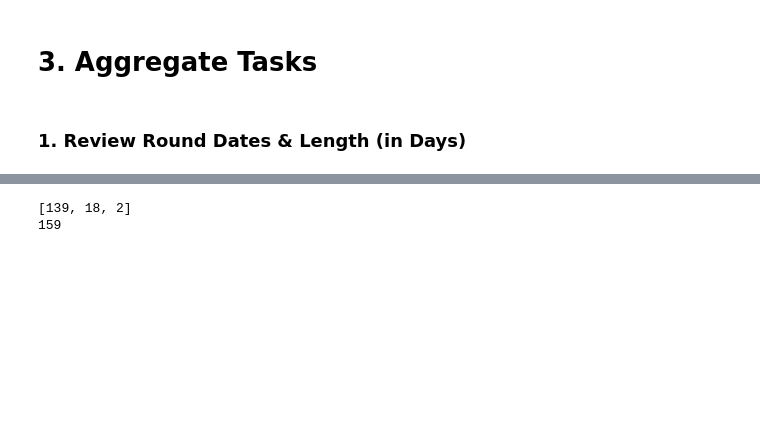
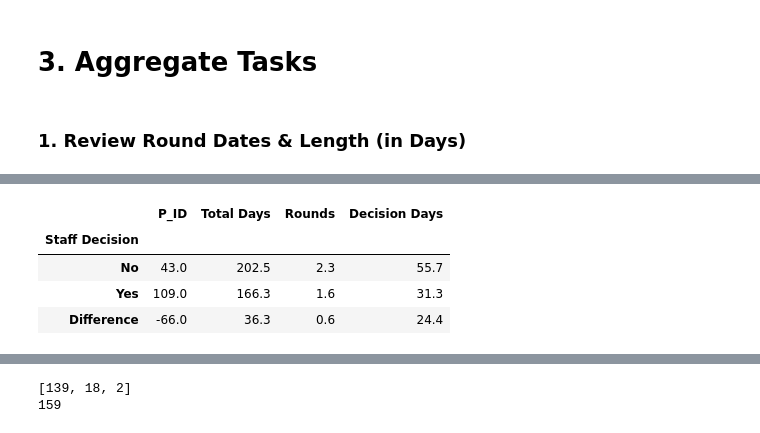
Before and after one commit to nelmsal/WC_Accela_Permit_Metrics, a Jupyter notebook: python/process_permit2.ipynb, the cells around one changed output, grey strips where cells are left out. Drawn from its saved outputs; the diff is of its cells as text; code cells hidden in the pictures; blank space fills up the shorter version.

```diff
--- a/python/process_permit2.ipynb
+++ b/python/process_permit2.ipynb
@@ -299,0 +360,25 @@ full_df \
+# %%
+full_df['DRC?'] = 'Did not go to DRC'
+full_df.loc[full_df['Boards'].str.contains('DRC'), 'DRC?'] = 'Went to DRC'
+
+drc_df = \
+    full_df \
+        .loc[full_df['Entitlements'].str.contains('DR')] \
+        .groupby('Staff Decision') \
+        .agg({
+            'P_ID':'count',
+            'Total Days':'mean', 'Rounds':'mean', 'Decision Days':'mean'})
+
+
+# make a new row that is the difference of the other two rows
+drc_df.loc['Difference'] = \
+    drc_df.loc['No'] - drc_df.loc['Yes']
+
+drc_df \
+    .round(1)
+# %% [output]
+|  | P_ID | Total Days | Rounds | Decision Days |
+| Staff Decision |  |  |  |  |
+| No | 43.0 | 202.5 | 2.3 | 55.7 |
+| Yes | 109.0 | 166.3 | 1.6 | 31.3 |
+| Difference | -66.0 | 36.3 | 0.6 | 24.4 |
```
Also changed, not shown: parts of 5 cells of this notebook, 3 other files.
